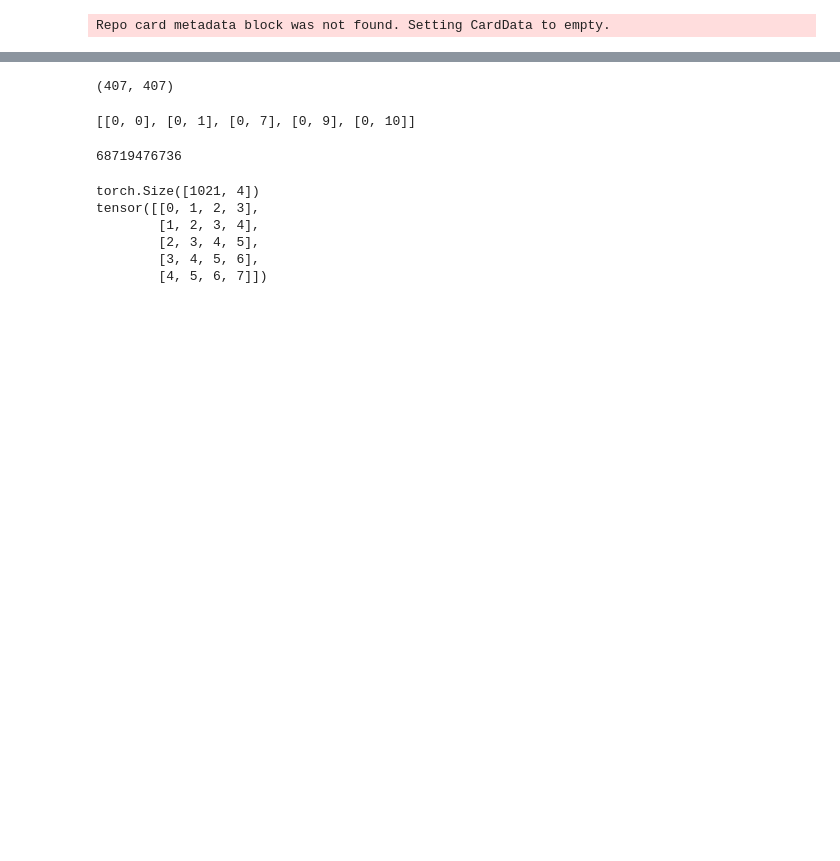
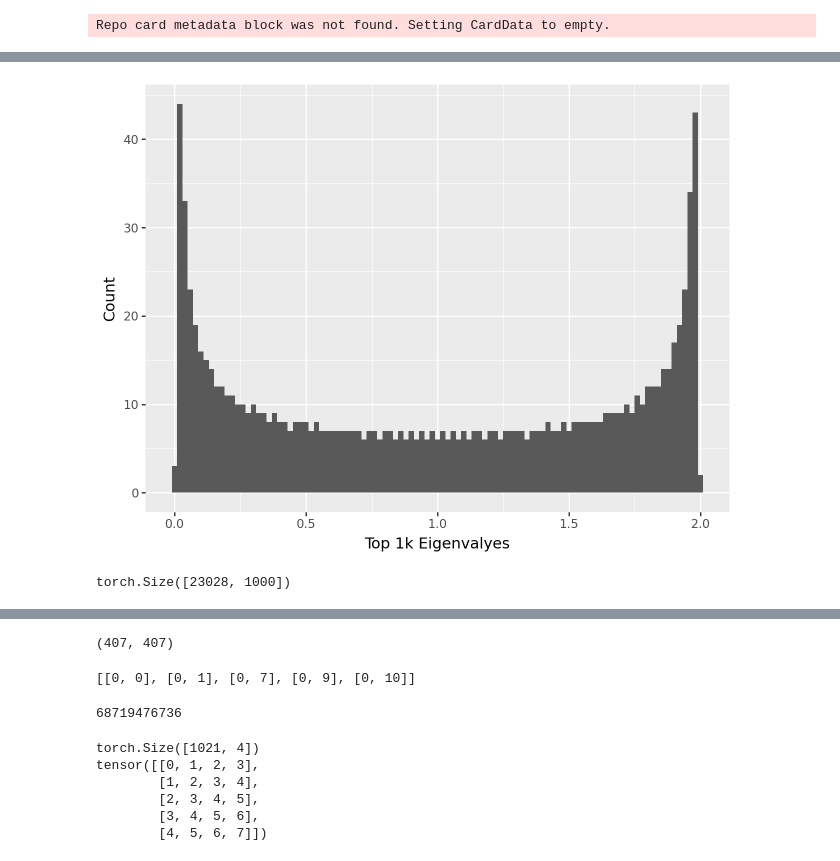
Before and after one commit to dashstander/ngram-markov, a Jupyter notebook: ngram_model.ipynb, the cells around one changed output, grey strips where cells are left out. Drawn from its saved outputs; the diff is of its cells as text; code cells hidden in the pictures; blank space fills up the shorter version.

Commit message:
Graph analysis
Signed-off-by: Dashiell Stander <dash.stander@gmail.com>

```diff
--- a/ngram_model.ipynb
+++ b/ngram_model.ipynb
@@ -240,0 +392,36 @@ model.load_state_dict(tl_weights)
+# %%
+import scipy
+from scipy.sparse import csr_array
+import cola
+
+def calc_perron_vector(adjacency_matrix, k=2):
+    eigenvalues, eigenvectors = scipy.sparse.linalg.eigs(
+        csr_array(adj),
+        k=2,
+        which='LM'
+    )
+    eigen_real = eigenvectors.squeeze().real
+    perron = None
+    for i in range(eigen_real.shape[1]):
+        if np.all(eigen_real[:, i] > 0):
+            perron = eigen_real[:, i]
+    if perron is None:
+        raise ValueError('For some reason the Perron vector has negative values. Try re-calculating with larger k')
+    return eigenvectors.squeeze().real
+
+
+def symmetric_directed_laplacian(adjacency_matrix, perron_vector, dtype=torch.float32):
+    n = adjacency_matrix.shape[0]
+    perron = cola.ops.Diagonal(torch.from_numpy(perron_vector).to(dtype))
+    adj = cola.ops.Dense(torch.from_numpy(adjacency_matrix).to(dtype))
+    #adj = to_cola_sparse(adjacency_matrix, dtype)
+    Ident = cola.ops.I_like(perron)
+
+    laplacian = (cola.sqrt(perron) @ adj @ cola.inv(cola.sqrt(perron)))
+    laplacian +=  (cola.inv(cola.sqrt(perron)) @ adj.T @ cola.sqrt(perron))
+    laplacian /= 2
+
+    return cola.SelfAdjoint(Ident - laplacian)
+# %%
+laplacian = symmetric_directed_laplacian(norm_adj_mat, perron)
+laplacian.to('cuda')
@@ -240,0 +439,2 @@ model.load_state_dict(tl_weights)
+# %%
+top_eigvals, top_eigvecs = cola.eig(laplacian, k=1000, which='LM')
@@ -240,0 +461,9 @@ model.load_state_dict(tl_weights)
+# %%
+from plotnine import qplot, ggplot, geom_histogram, aes, labs
+import polars as pl
+
+data = pl.DataFrame({'eigvals': top_eigvals.numpy()})
+
+ggplot(data, aes(x='eigvals')) + geom_histogram(binwidth=0.02) + labs(x='Top 1k Eigenvalues', y='Count')
+# %% [output]
+[figure, added]
@@ -240,0 +472,4 @@ model.load_state_dict(tl_weights)
+# %%
+eigvecs.shape
+# %% [output]
+torch.Size([23028, 1000])
```
Also changed, not shown: parts of 79 cells of this notebook, 2 other files.
